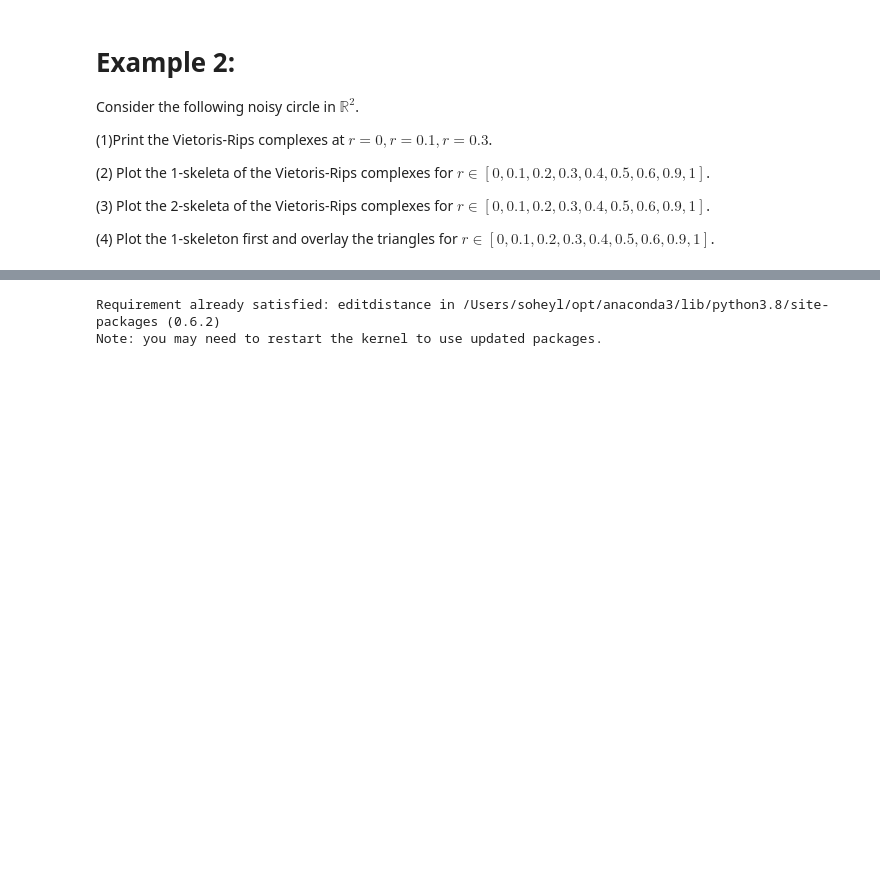
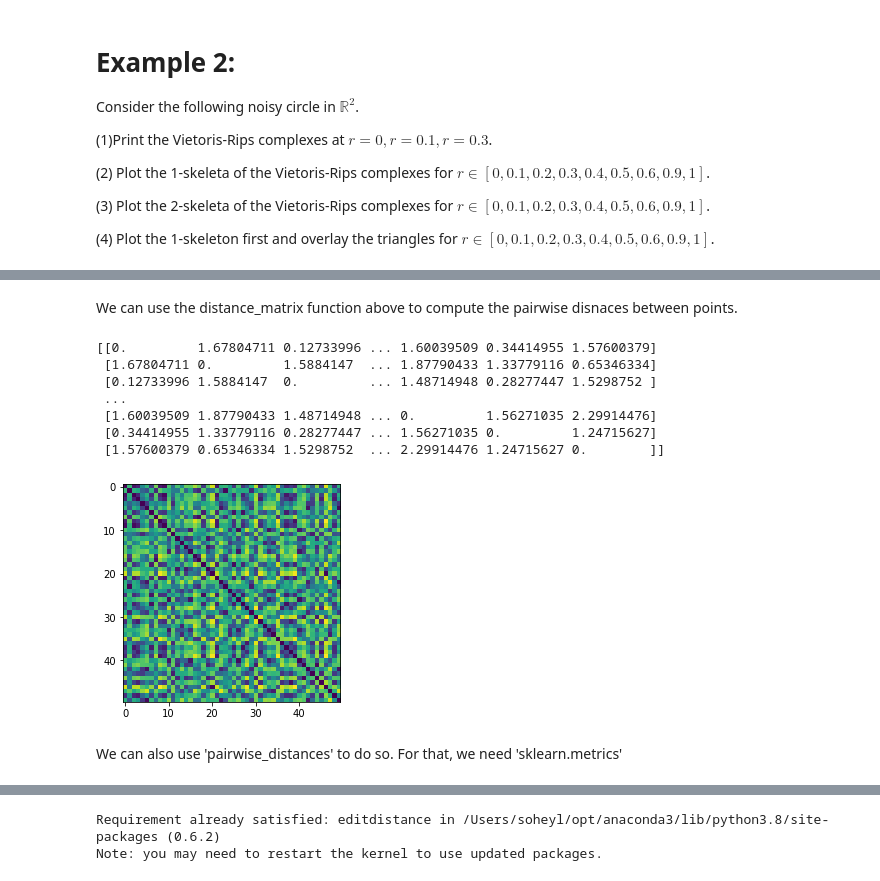
Before and after one commit to yangtianbo11/TDASpring23, a Jupyter notebook: 01- Simplicial Complexes.ipynb, the cells around one changed output, grey strips where cells are left out. Saved outputs shown, nothing was run; the diff lists cells and outputs as text; code cells hidden in the pictures; blank space fills up the shorter version.

```diff
--- a/01- Simplicial Complexes.ipynb
+++ b/01- Simplicial Complexes.ipynb
@@ -361,3 +372,22 @@ plt.show()
+# %% [markdown]
+We can use the distance_matrix function above to compute the pairwise disnaces between points.
+# %%
+D=distance_matrix(X)
+
+print(D)
+plt.imshow(D)
+plt.show()
+# %% [output]
+[[0.         1.67804711 0.12733996 ... 1.60039509 0.34414955 1.57600379]
+ [1.67804711 0.         1.5884147  ... 1.87790433 1.33779116 0.65346334]
+ [0.12733996 1.5884147  0.         ... 1.48714948 0.28277447 1.5298752 ]
+ ...
+ [1.60039509 1.87790433 1.48714948 ... 0.         1.56271035 2.29914476]
+ [0.34414955 1.33779116 0.28277447 ... 1.56271035 0.         1.24715627]
+ [1.57600379 0.65346334 1.5298752  ... 2.29914476 1.24715627 0.        ]]
+[figure, added]
+# %% [markdown]
+We can also use 'pairwise_distances' to do so. For that, we need 'sklearn.metrics'
 # %%
 # creating the distance matrix of X:
 
```
Also changed, not shown: parts of 28 cells of this notebook, 7 other files.
